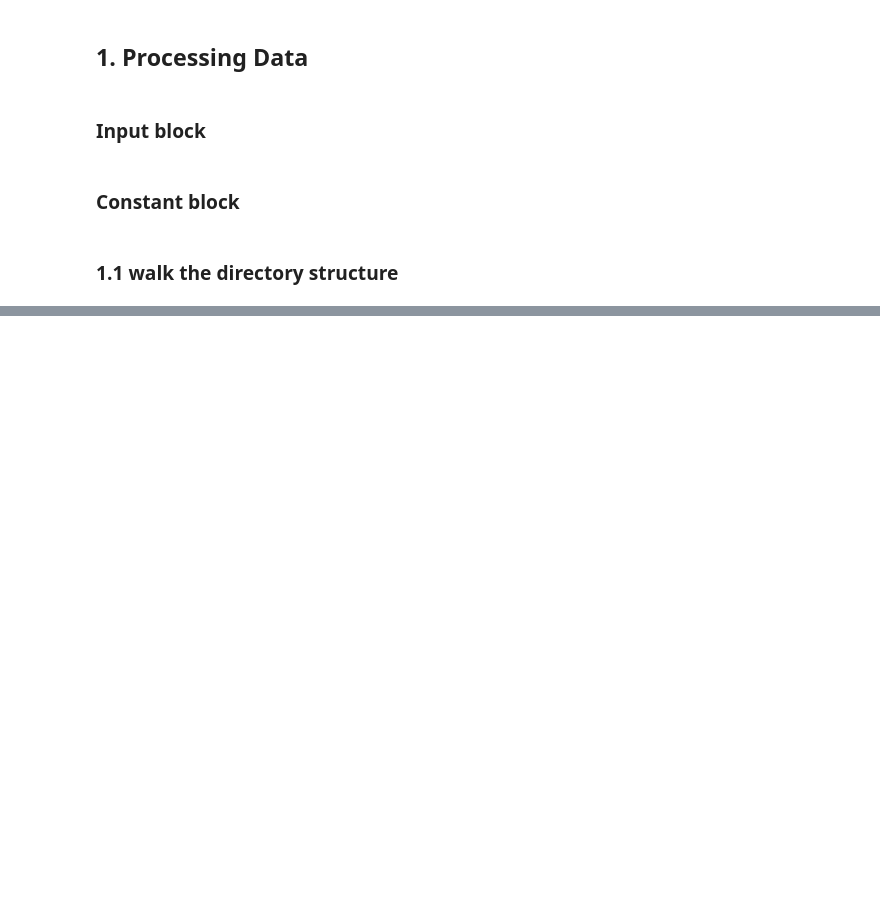
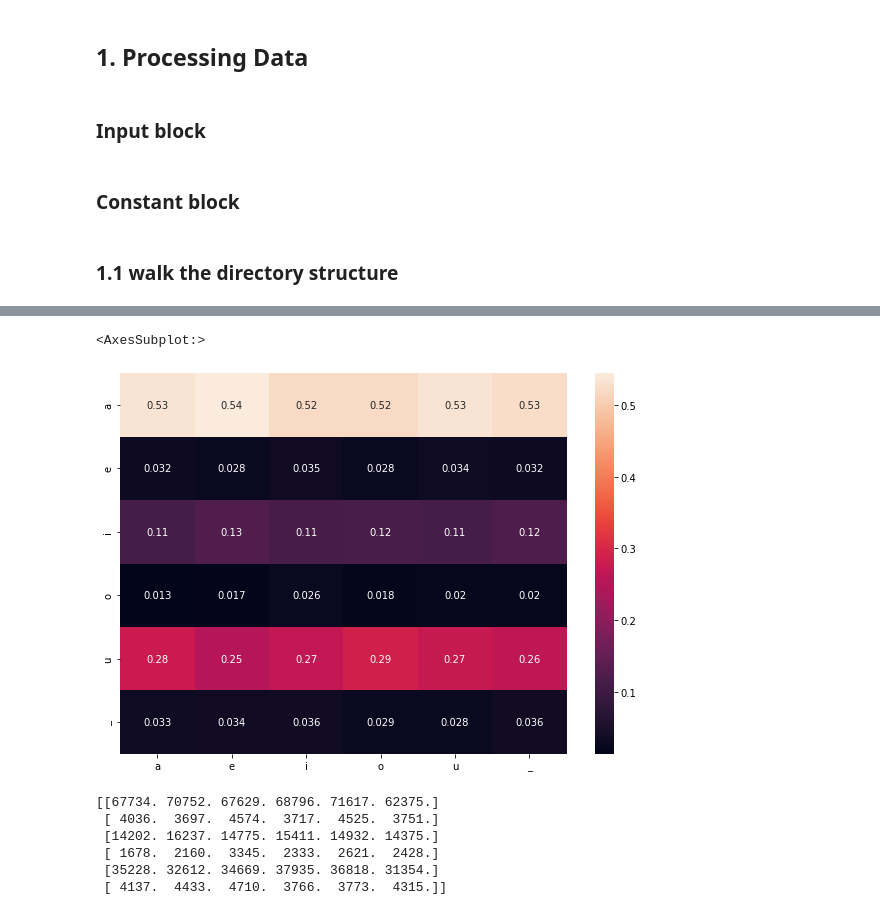
Before and after one commit to EvanSamaa/jali_sing, a Jupyter notebook: Vowel learning.ipynb, the cells around one changed output, grey strips where cells are left out. Saved outputs shown, nothing was run; the diff lists cells and outputs as text; code cells hidden in the pictures; blank space fills up the shorter version.

```diff
--- a/Vowel learning.ipynb
+++ b/Vowel learning.ipynb
@@ -223,0 +371,26 @@ print(str_content)
+# %%
+import seaborn as sn
+import pandas as pd
+import matplotlib.pyplot as plt
+
+norm_confusion = np.zeros(confusion.shape)
+for i in range(0, 6):
+    norm_confusion[:, i] = confusion[:, i] / confusion[:, i].sum()
+df_cm = pd.DataFrame(norm_confusion, index = [i for i in "aeiou_"],
+                  columns = [i for i in "aeiou_"])
+
+plt.figure(figsize = (10,7))
+sn.heatmap(df_cm, annot=True)
+# %% [output]
+<AxesSubplot:>
+[figure, added]
+# %%
+print(confusion)
+vowels_dict = {"a":0, "e":1, "i":2, "o":3, "u":4}
+# %% [output]
+[[67734. 70752. 67629. 68796. 71617. 62375.]
+ [ 4036.  3697.  4574.  3717.  4525.  3751.]
+ [14202. 16237. 14775. 15411. 14932. 14375.]
+ [ 1678.  2160.  3345.  2333.  2621.  2428.]
+ [35228. 32612. 34669. 37935. 36818. 31354.]
+ [ 4137.  4433.  4710.  3766.  3773.  4315.]]
```
Also changed, not shown: parts of 20 cells of this notebook, 1 other file.
